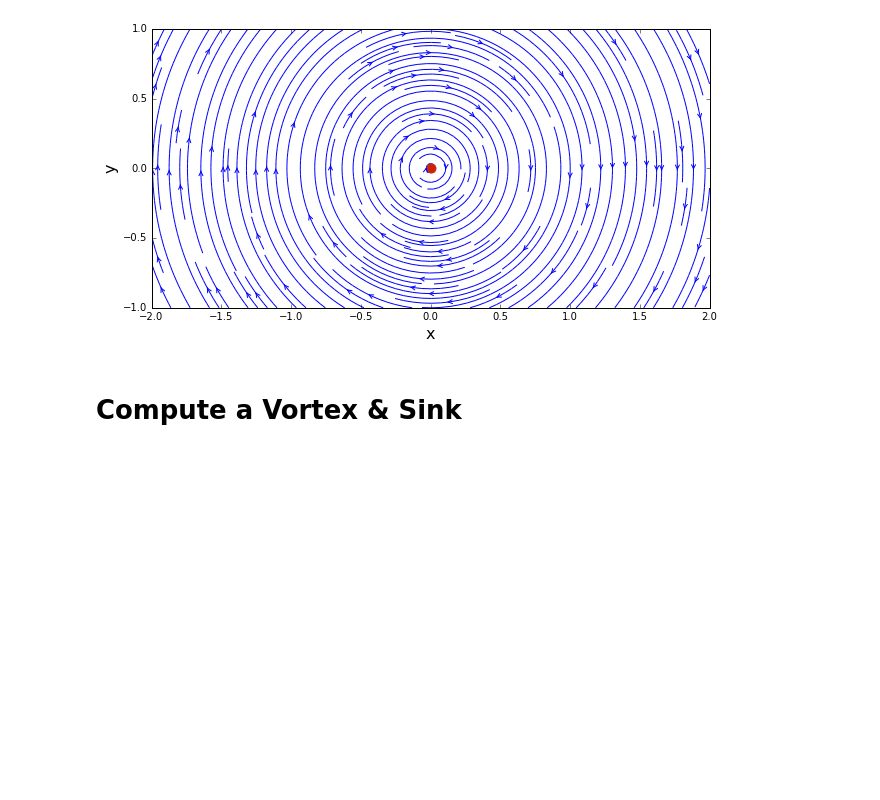
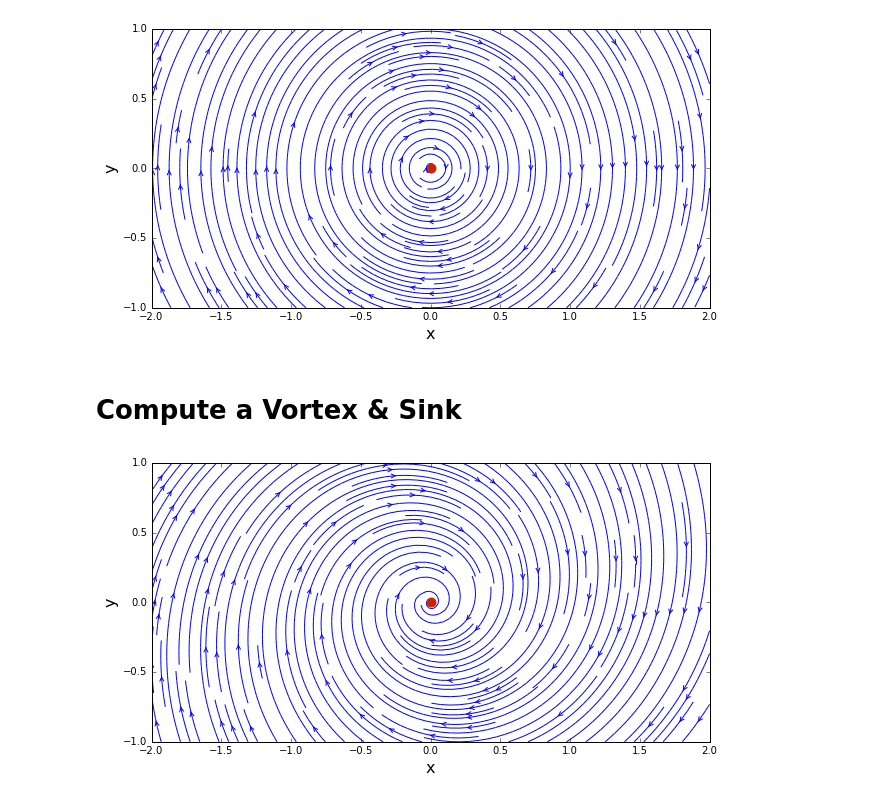
Before and after one commit to Pjgeno14/mae6226-workspace, a Jupyter notebook: Lesson-4.ipynb, the cells around one changed output. Cells and saved outputs as stored; diff of their text form; code cells hidden in the pictures; blank space fills up the shorter version.

```diff
--- a/Lesson-4.ipynb
+++ b/Lesson-4.ipynb
@@ -154,3 +154,19 @@ u_sink, v_sink = get_velocity_sink(strength_sink, x_sink, y_sink, X, Y)
 
 # compute the stream function on the mesh grid
 psi_sink = get_stream_function_sink(strength_sink, x_sink, y_sink, X, Y)
+# %%
+# superposition of vortex and sink
+u = u_vortex + u_sink
+v = v_vortex + v_sink
+
+# plot the streamlines
+size = 10
+pyplot.figure(figsize=(size, (y_end-y_start)/(x_end-x_start)*size))
+pyplot.xlabel('x', fontsize=16)
+pyplot.ylabel('y', fontsize=16)
+pyplot.xlim(x_start, x_end)
+pyplot.ylim(y_start, y_end)
+pyplot.streamplot(X, Y, u, v, density=2, linewidth=1, arrowsize=1, arrowstyle='->')
+pyplot.scatter(x_sink, y_sink, color='#CD2305', s=80, marker='o');
+# %% [output]
+[figure, added]
```
Also changed, not shown: parts of 1 cell of this notebook.
